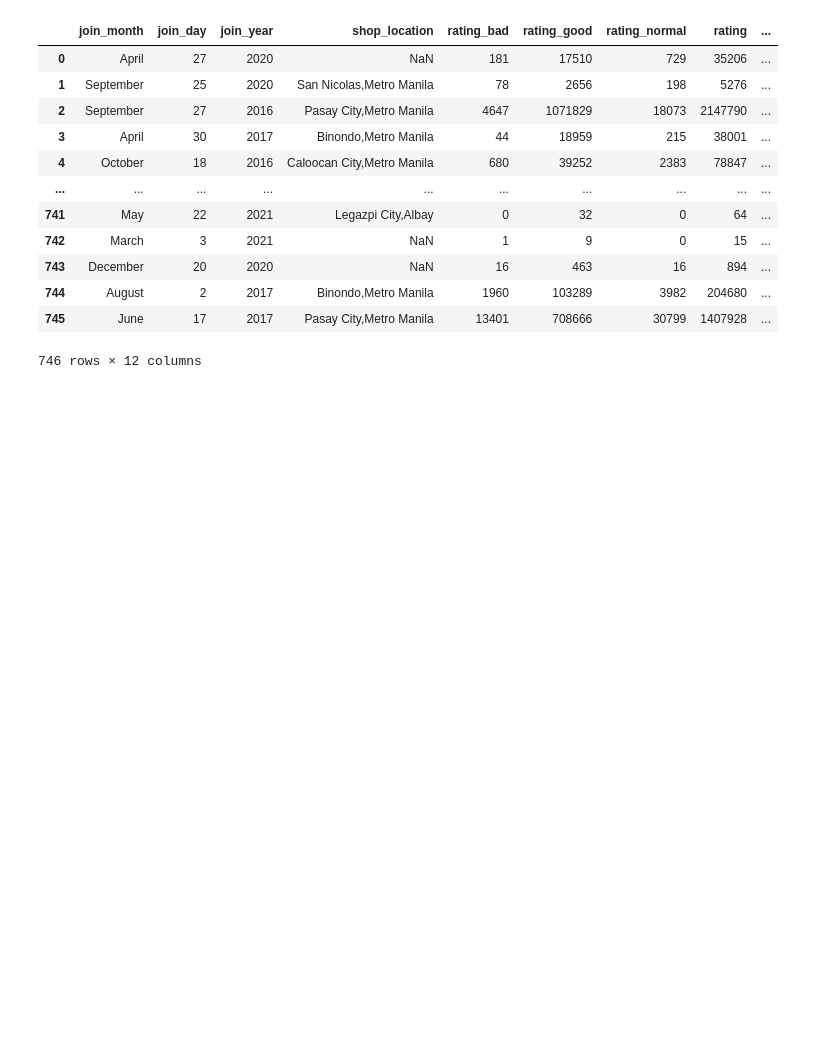
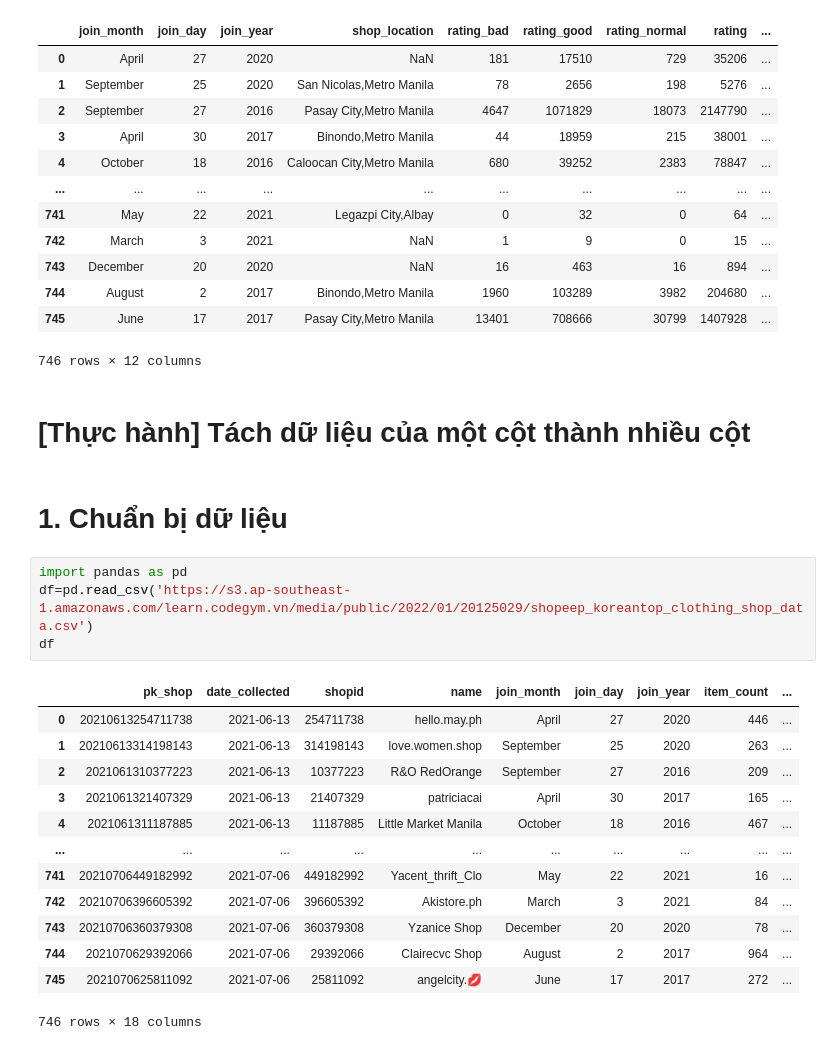
Before and after one commit to mark3000-010701/Dataanalyst, a Jupyter notebook: Thực_Hành_Thao_tác_dữ_liệu.ipynb, the cells around one changed output. Saved outputs shown, nothing was run; the diff lists cells and outputs as text; blank space fills up the shorter version.

```diff
--- a/Thực_Hành_Thao_tác_dữ_liệu.ipynb
+++ b/Thực_Hành_Thao_tác_dữ_liệu.ipynb
@@ -145,3 +145,25 @@ df
 | 744 | August | 2 | 2017 | Binondo,Metro Manila | 1960 | 103289 | 3982 | 204680 | ... |
 | 745 | June | 17 | 2017 | Pasay City,Metro Manila | 13401 | 708666 | 30799 | 1407928 | ... |
 746 rows × 12 columns
+# %% [markdown]
+# **[Thực hành] Tách dữ liệu của một cột thành nhiều cột**
+# %% [markdown]
+# 1. Chuẩn bị dữ liệu
+# %%
+import pandas as pd
+df=pd.read_csv('https://s3.ap-southeast-1.amazonaws.com/learn.codegym.vn/media/public/2022/01/20125029/shopeep_koreantop_clothing_shop_data.csv')
+df
+# %% [output]
+|  | pk_shop | date_collected | shopid | name | join_month | join_day | join_year | item_count | ... |
+| 0 | 20210613254711738 | 2021-06-13 | 254711738 | hello.may.ph | April | 27 | 2020 | 446 | ... |
+| 1 | 20210613314198143 | 2021-06-13 | 314198143 | love.women.shop | September | 25 | 2020 | 263 | ... |
+| 2 | 2021061310377223 | 2021-06-13 | 10377223 | R&O RedOrange | September | 27 | 2016 | 209 | ... |
+| 3 | 2021061321407329 | 2021-06-13 | 21407329 | patriciacai | April | 30 | 2017 | 165 | ... |
+| 4 | 2021061311187885 | 2021-06-13 | 11187885 | Little Market Manila | October | 18 | 2016 | 467 | ... |
+| ... | ... | ... | ... | ... | ... | ... | ... | ... | ... |
+| 741 | 20210706449182992 | 2021-07-06 | 449182992 | Yacent_thrift_Clo | May | 22 | 2021 | 16 | ... |
+| 742 | 20210706396605392 | 2021-07-06 | 396605392 | Akistore.ph | March | 3 | 2021 | 84 | ... |
+| 743 | 20210706360379308 | 2021-07-06 | 360379308 | Yzanice Shop | December | 20 | 2020 | 78 | ... |
+| 744 | 2021070629392066 | 2021-07-06 | 29392066 | Clairecvc Shop | August | 2 | 2017 | 964 | ... |
+| 745 | 2021070625811092 | 2021-07-06 | 25811092 | angelcity.💋 | June | 17 | 2017 | 272 | ... |
+746 rows × 18 columns
```
Also changed, not shown: parts of 7 cells of this notebook.
